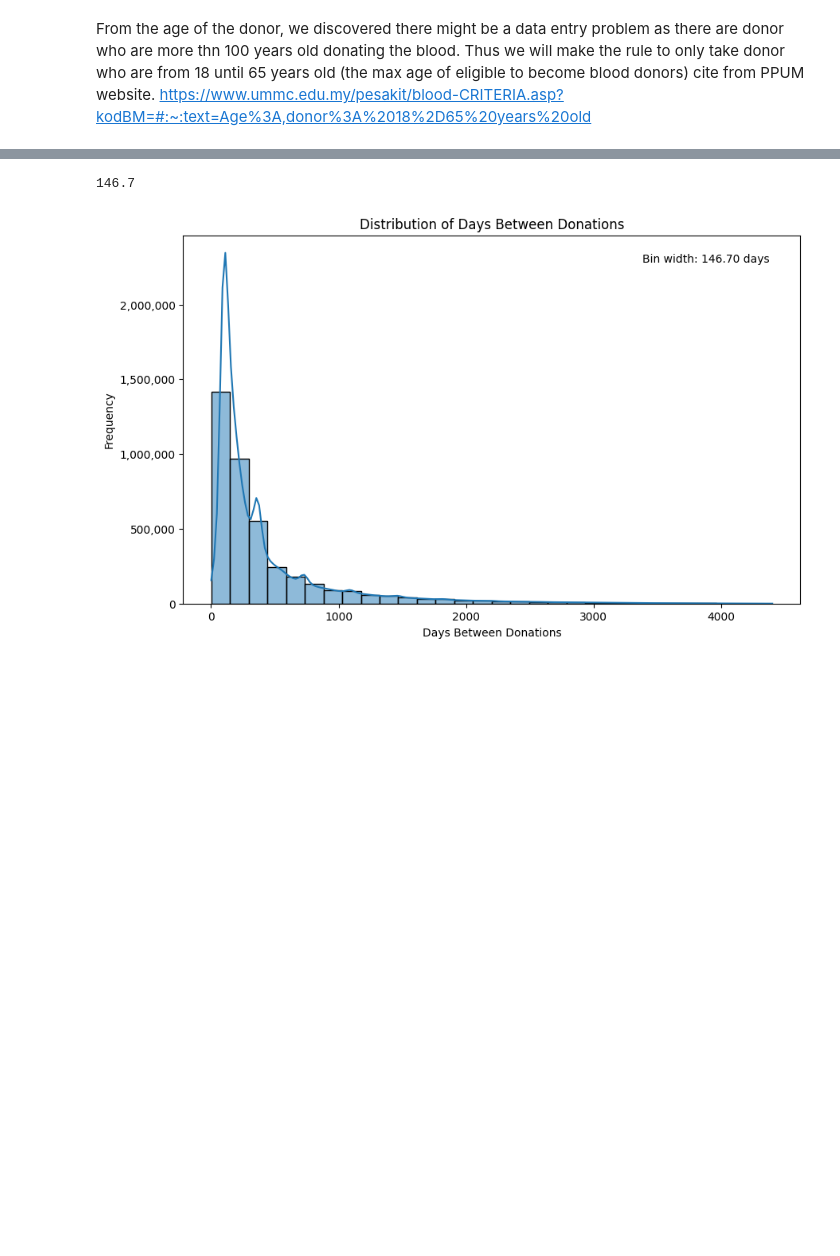
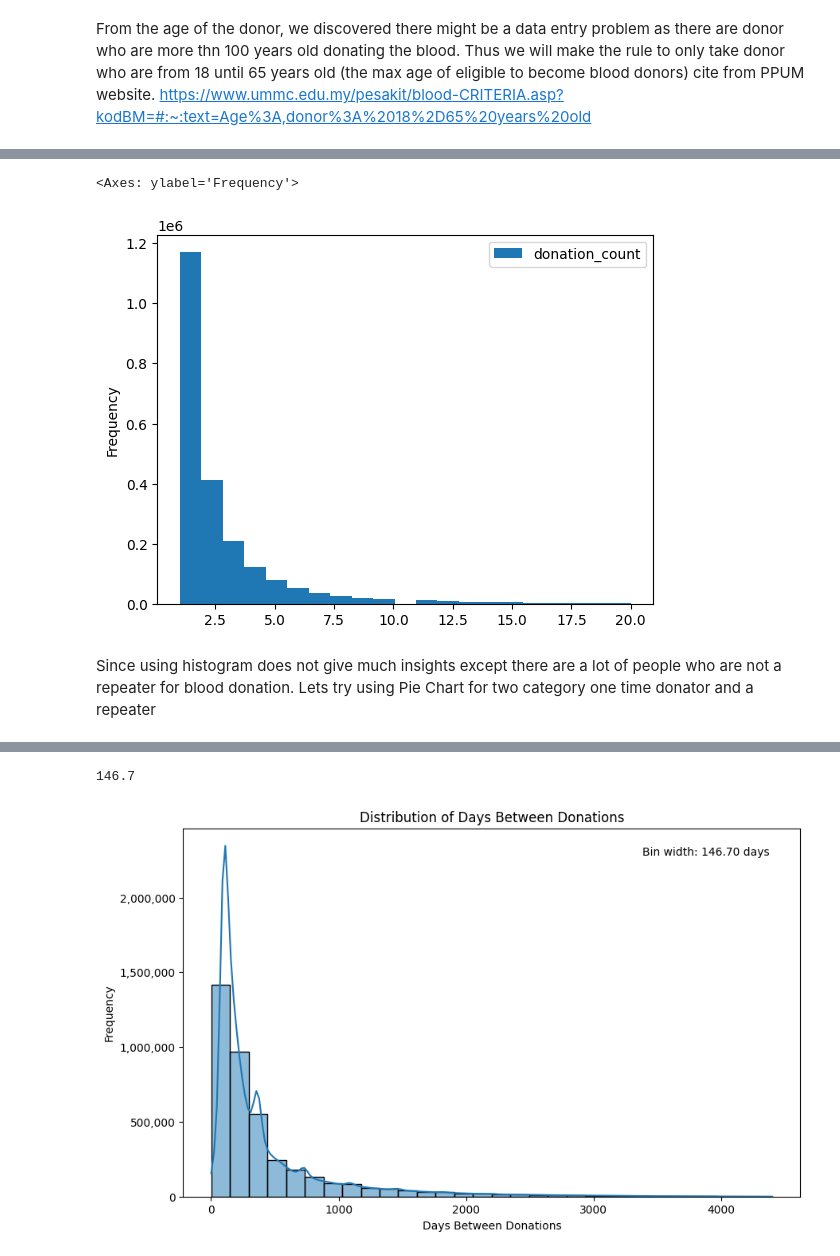
Before and after one commit to adleefuad/blood_donation, a Jupyter notebook: EDA.ipynb, the cells around one changed output, grey strips where cells are left out. Drawn from its saved outputs; the diff is of its cells as text; code cells hidden in the pictures; blank space fills up the shorter version.

```diff
--- a/EDA.ipynb
+++ b/EDA.ipynb
@@ -124,0 +120,8 @@ donor_donations[donor_donations['donation_count']==312]
+# %%
+#Plot Histogram for the donation count to see the distribution
+donor_donations[donor_donations['donation_count']<=20].plot(kind='hist', bins=21)
+# %% [output]
+<Axes: ylabel='Frequency'>
+[figure, added]
+# %% [markdown]
+Since using histogram does not give much insights except there are a lot of people who are not a repeater for blood donation. Lets try using Pie Chart for two category one time donator and a repeater
```
Also changed, not shown: parts of 13 cells of this notebook.
